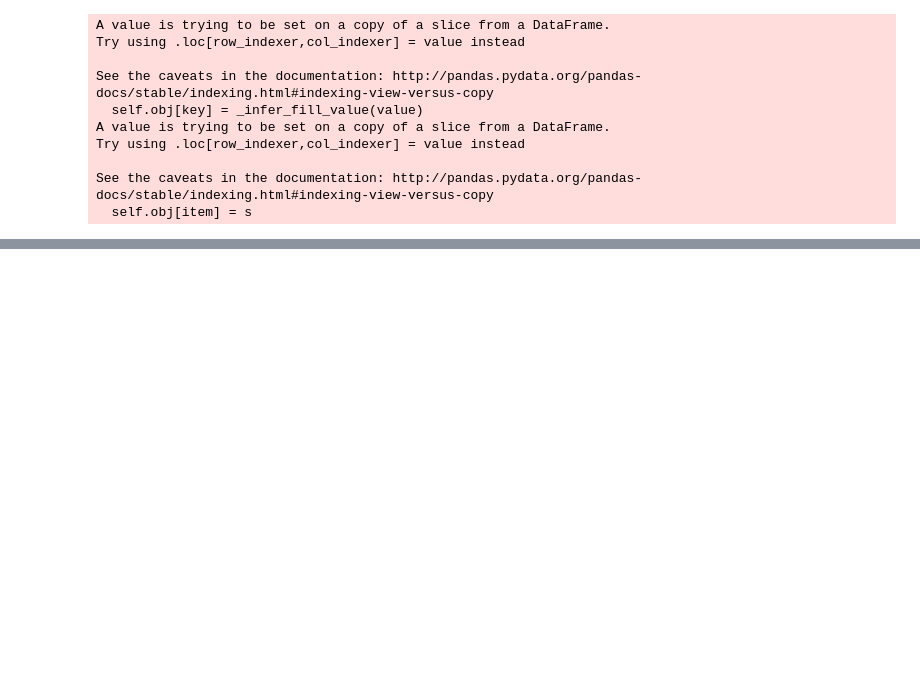
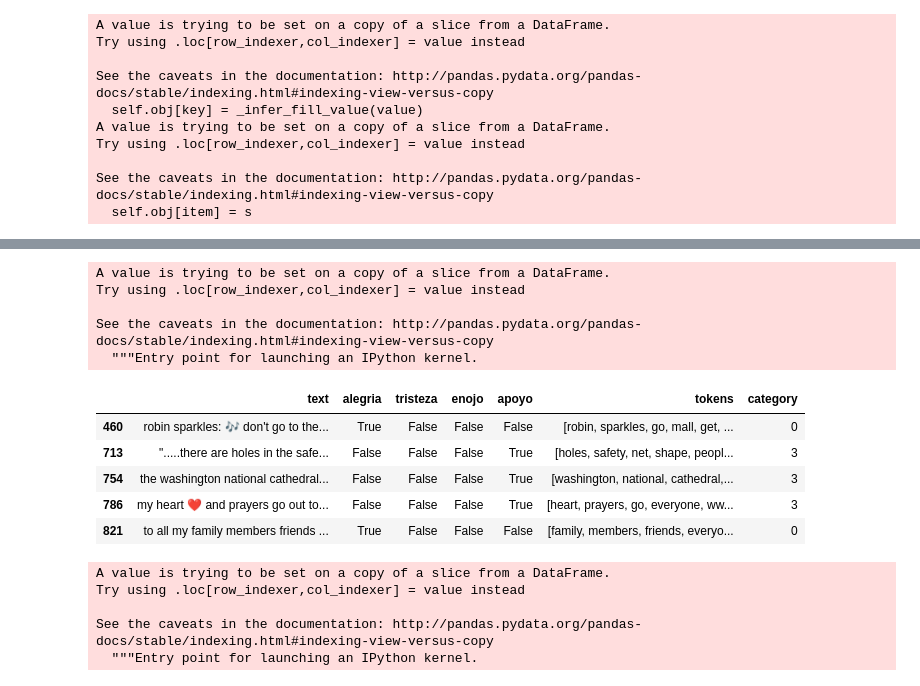
Before and after one commit to aymericcousaert/tweets-covid, a Jupyter notebook: corona.ipynb, the cells around one changed output, grey strips where cells are left out. Saved outputs shown, nothing was run; the diff lists cells and outputs as text; code cells hidden in the pictures; blank space fills up the shorter version.

```diff
--- a/corona.ipynb
+++ b/corona.ipynb
@@ -189,0 +230,19 @@ df_train.head()
+# %%
+stop = stopwords.words('english')
+# %%
+df_train['tokens'] = df_train['tokens'].apply(lambda x: [word for word in x if word not in (stop)])
+# %% [output]
+A value is trying to be set on a copy of a slice from a DataFrame.
+Try using .loc[row_indexer,col_indexer] = value instead
+
+See the caveats in the documentation: http://pandas.pydata.org/pandas-docs/stable/indexing.html#indexing-view-versus-copy
+  """Entry point for launching an IPython kernel.
+# %%
+df_train.head()
+# %% [output]
+|  | text | alegria | tristeza | enojo | apoyo | tokens | category |
+| 460 | robin sparkles: 🎶 don't go to the... | True | False | False | False | [robin, sparkles, go, mall, get, ... | 0 |
+| 713 | ".....there are holes in the safe... | False | False | False | True | [holes, safety, net, shape, peopl... | 3 |
+| 754 | the washington national cathedral... | False | False | False | True | [washington, national, cathedral,... | 3 |
+| 786 | my heart ❤️ and prayers go out to... | False | False | False | True | [heart, prayers, go, everyone, ww... | 3 |
+| 821 | to all my family members friends ... | True | False | False | False | [family, members, friends, everyo... | 0 |
@@ -190,3 +253,11 @@ df_train.head()
+# %%
+df_train['tokens'] = df_train['tokens'].apply(lambda x: word_lemmatizer(x))
+# %% [output]
+A value is trying to be set on a copy of a slice from a DataFrame.
+Try using .loc[row_indexer,col_indexer] = value instead
+
+See the caveats in the documentation: http://pandas.pydata.org/pandas-docs/stable/indexing.html#indexing-view-versus-copy
+  """Entry point for launching an IPython kernel.
 # %%
 df_train.category.value_counts()
 # %% [output]
```
Also changed, not shown: parts of 42 cells of this notebook.
